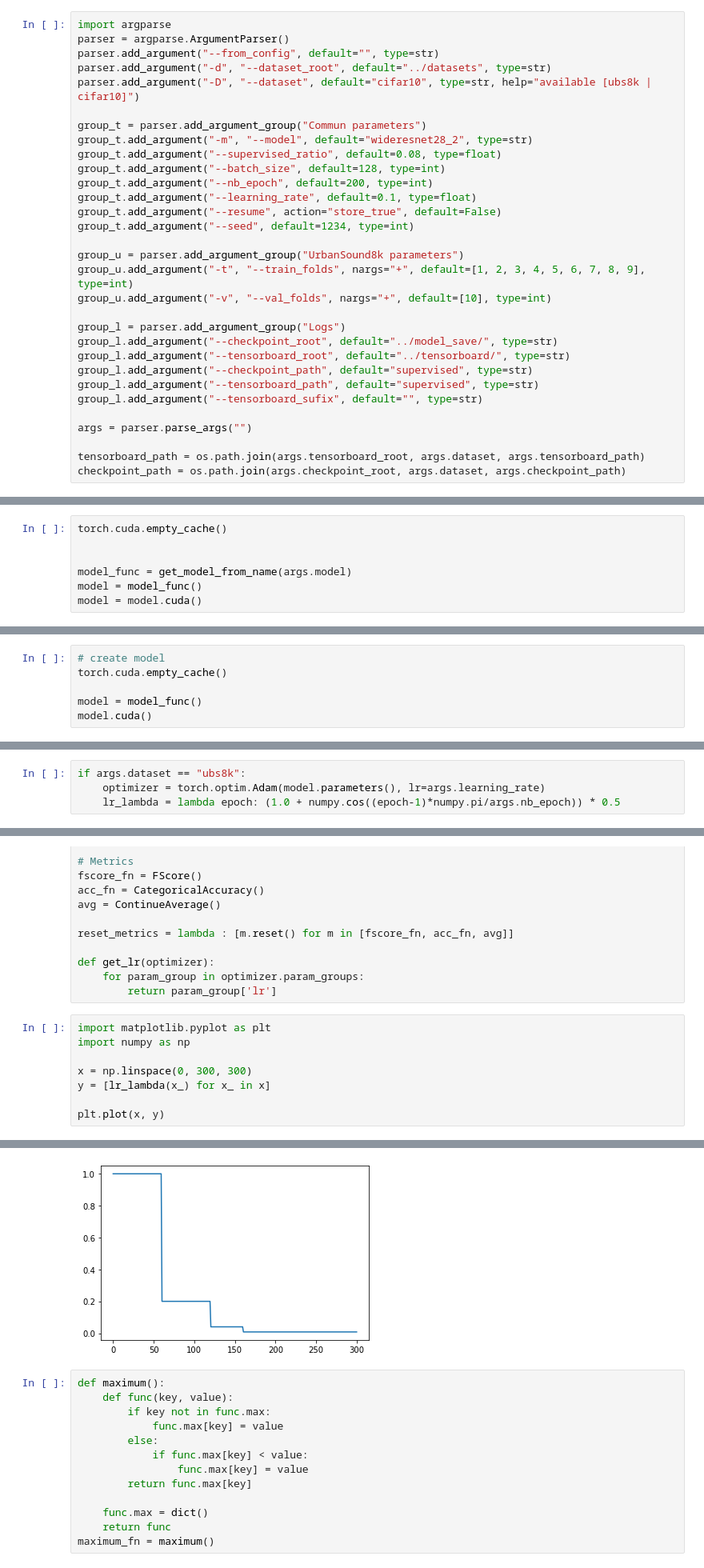
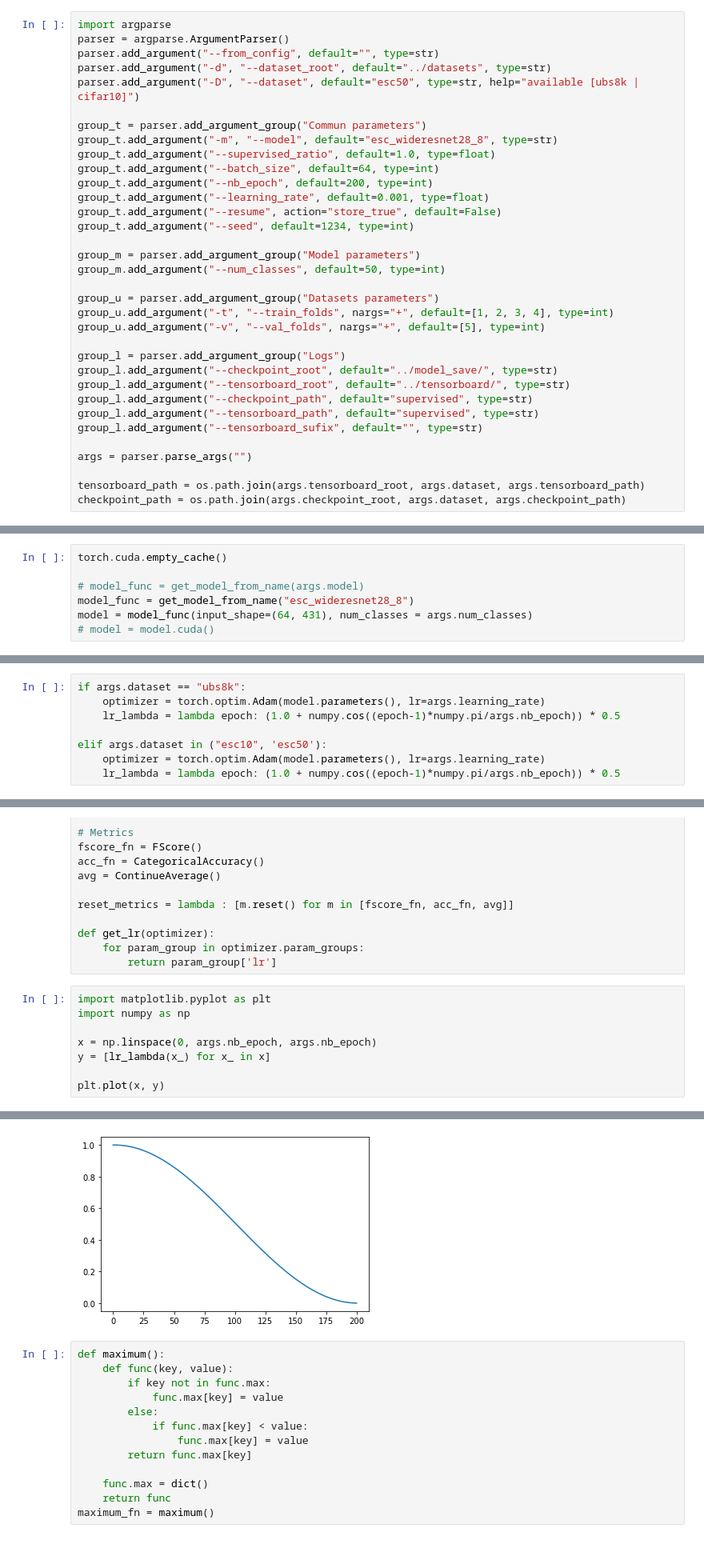
Before and after one commit to lcances/Deep-Co-Training, a Jupyter notebook: notebooks/full_supervised.ipynb, the cells around one changed output, grey strips where cells are left out. Shown at 80% size. Drawn from its saved outputs; the diff is of its cells as text.

```diff
--- a/notebooks/full_supervised.ipynb
+++ b/notebooks/full_supervised.ipynb
@@ -36,20 +42,23 @@ import argparse
 parser = argparse.ArgumentParser()
 parser.add_argument("--from_config", default="", type=str)
 parser.add_argument("-d", "--dataset_root", default="../datasets", type=str)
-parser.add_argument("-D", "--dataset", default="cifar10", type=str, help="available [ubs8k | cifar10]")
+parser.add_argument("-D", "--dataset", default="esc50", type=str, help="available [ubs8k | cifar10]")
 
 group_t = parser.add_argument_group("Commun parameters")
-group_t.add_argument("-m", "--model", default="wideresnet28_2", type=str)
-group_t.add_argument("--supervised_ratio", default=0.08, type=float)
-group_t.add_argument("--batch_size", default=128, type=int)
+group_t.add_argument("-m", "--model", default="esc_wideresnet28_8", type=str)
+group_t.add_argument("--supervised_ratio", default=1.0, type=float)
+group_t.add_argument("--batch_size", default=64, type=int)
 group_t.add_argument("--nb_epoch", default=200, type=int)
-group_t.add_argument("--learning_rate", default=0.1, type=float)
+group_t.add_argument("--learning_rate", default=0.001, type=float)
 group_t.add_argument("--resume", action="store_true", default=False)
 group_t.add_argument("--seed", default=1234, type=int)
 
-group_u = parser.add_argument_group("UrbanSound8k parameters")
-group_u.add_argument("-t", "--train_folds", nargs="+", default=[1, 2, 3, 4, 5, 6, 7, 8, 9], type=int)
-group_u.add_argument("-v", "--val_folds", nargs="+", default=[10], type=int)
+group_m = parser.add_argument_group("Model parameters")
+group_m.add_argument("--num_classes", default=50, type=int)
+
+group_u = parser.add_argument_group("Datasets parameters")
+group_u.add_argument("-t", "--train_folds", nargs="+", default=[1, 2, 3, 4], type=int)
+group_u.add_argument("-v", "--val_folds", nargs="+", default=[5], type=int)
 
 group_l = parser.add_argument_group("Logs")
 group_l.add_argument("--checkpoint_root", default="../model_save/", type=str)
@@ -104,9 +129,9 @@ Files already downloaded and verified
 # %%
 torch.cuda.empty_cache()
 
-
-model_func = get_model_from_name(args.model)
-model = model_func()
-model = model.cuda()
+# model_func = get_model_from_name(args.model)
+model_func = get_model_from_name("esc_wideresnet28_8")
+model = model_func(input_shape=(64, 431), num_classes = args.num_classes)
+# model = model.cuda()
 # %%
 from torchsummaryX import summary
@@ -143,9 +168,3 @@ for layer in s.index.values:
 print(nb_conv)
 # %% [output]
 26
-# %%
-# create model
-torch.cuda.empty_cache()
-
-model = model_func()
-model.cuda()
@@ -204,6 +211,10 @@ if args.dataset == "cifar10":
 if args.dataset == "ubs8k":
     optimizer = torch.optim.Adam(model.parameters(), lr=args.learning_rate)
     lr_lambda = lambda epoch: (1.0 + numpy.cos((epoch-1)*numpy.pi/args.nb_epoch)) * 0.5
+
+elif args.dataset in ("esc10", 'esc50'):
+    optimizer = torch.optim.Adam(model.parameters(), lr=args.learning_rate)
+    lr_lambda = lambda epoch: (1.0 + numpy.cos((epoch-1)*numpy.pi/args.nb_epoch)) * 0.5
 # %%
 lr_scheduler = LambdaLR(optimizer, lr_lambda)
 
@@ -223,14 +234,14 @@ def get_lr(optimizer):
 # %%
 import matplotlib.pyplot as plt
 import numpy as np
 
-x = np.linspace(0, 300, 300)
+x = np.linspace(0, args.nb_epoch, args.nb_epoch)
 y = [lr_lambda(x_) for x_ in x]
 
 plt.plot(x, y)
 # %% [output]
 [<matplotlib.lines.Line2D at 0x...>]
-[figure, old version]
+[figure, new version]
 # %%
 def maximum():
     def func(key, value):
```
Also changed, not shown: parts of 15 cells of this notebook.
